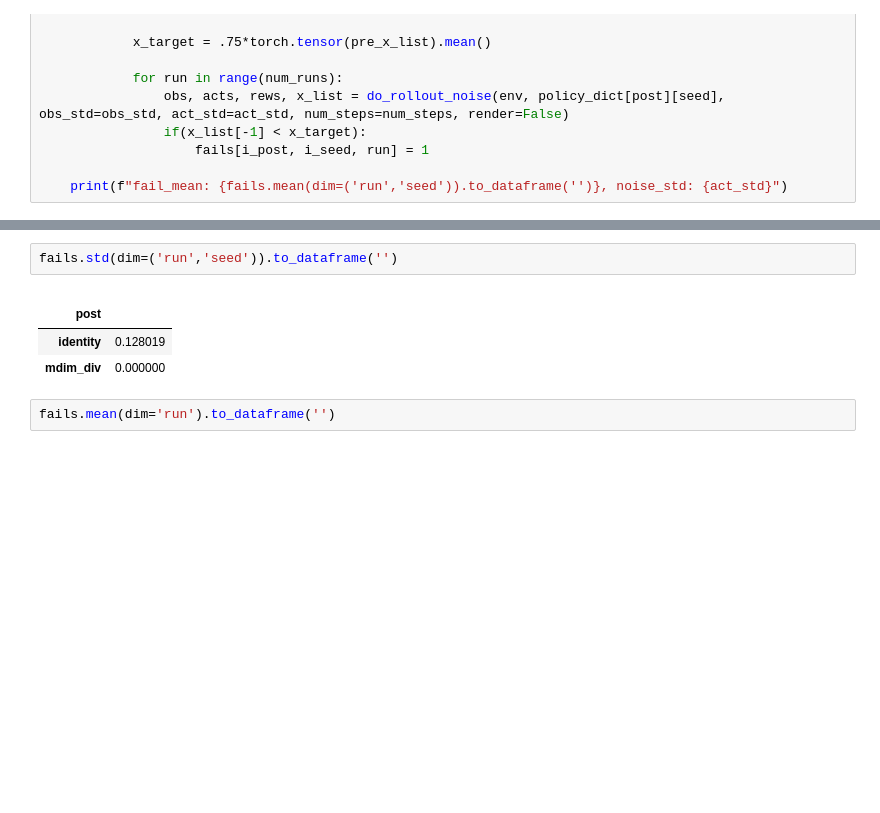
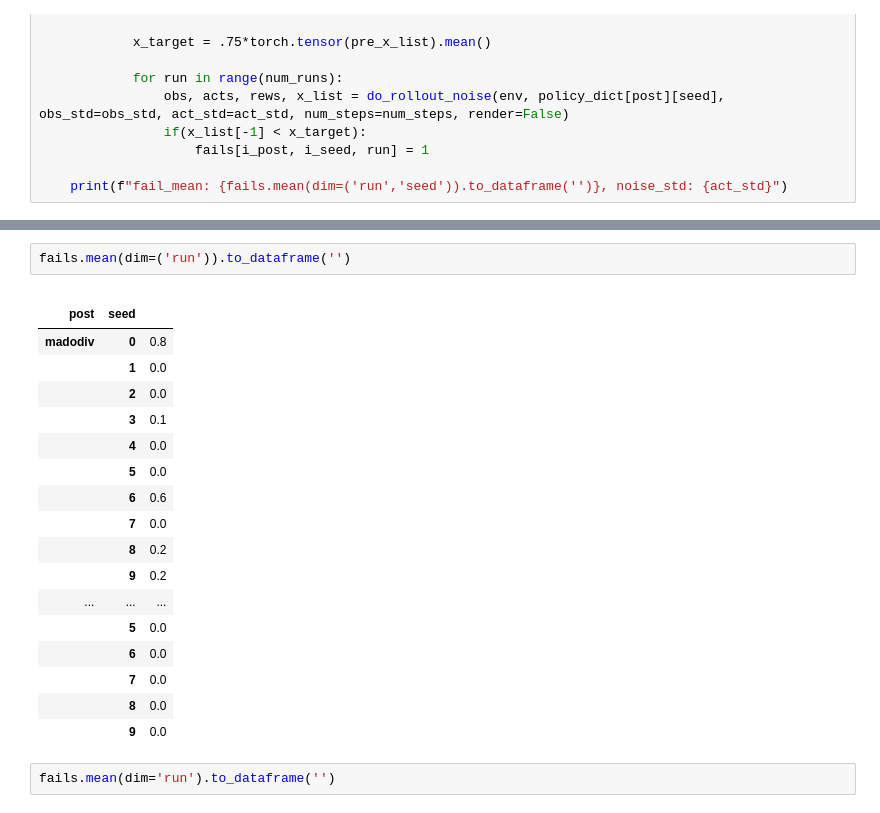
Before and after one commit to sgillen/fractal_rl, a Jupyter notebook: src/push.ipynb, the cells around one changed output, grey strips where cells are left out. Saved outputs shown, nothing was run; the diff lists cells and outputs as text; blank space fills up the shorter version.

```diff
--- a/src/push.ipynb
+++ b/src/push.ipynb
@@ -360,10 +365,24 @@ print(f"fail_mean: {fails.mean(dim=('run','seed')).to_dataframe('')}, noise_std:
 # %%
-fails.std(dim=('run','seed')).to_dataframe('')
+fails.mean(dim=('run')).to_dataframe('')
 # %% [output]
-|  |  |
-| post |  |
-| identity | 0.128019 |
-| mdim_div | 0.000000 |
+|  |  |  |
+| post | seed |  |
+| madodiv | 0 | 0.8 |
+|  | 1 | 0.0 |
+|  | 2 | 0.0 |
+|  | 3 | 0.1 |
+|  | 4 | 0.0 |
+|  | 5 | 0.0 |
+|  | 6 | 0.6 |
+|  | 7 | 0.0 |
+|  | 8 | 0.2 |
+|  | 9 | 0.2 |
+| ... | ... | ... |
+|  | 5 | 0.0 |
+|  | 6 | 0.0 |
+|  | 7 | 0.0 |
+|  | 8 | 0.0 |
+|  | 9 | 0.0 |
 # %%
 fails.mean(dim='run').to_dataframe('')
 # %% [output]
```
Also changed, not shown: parts of 1 cell of this notebook, 7 other files.
